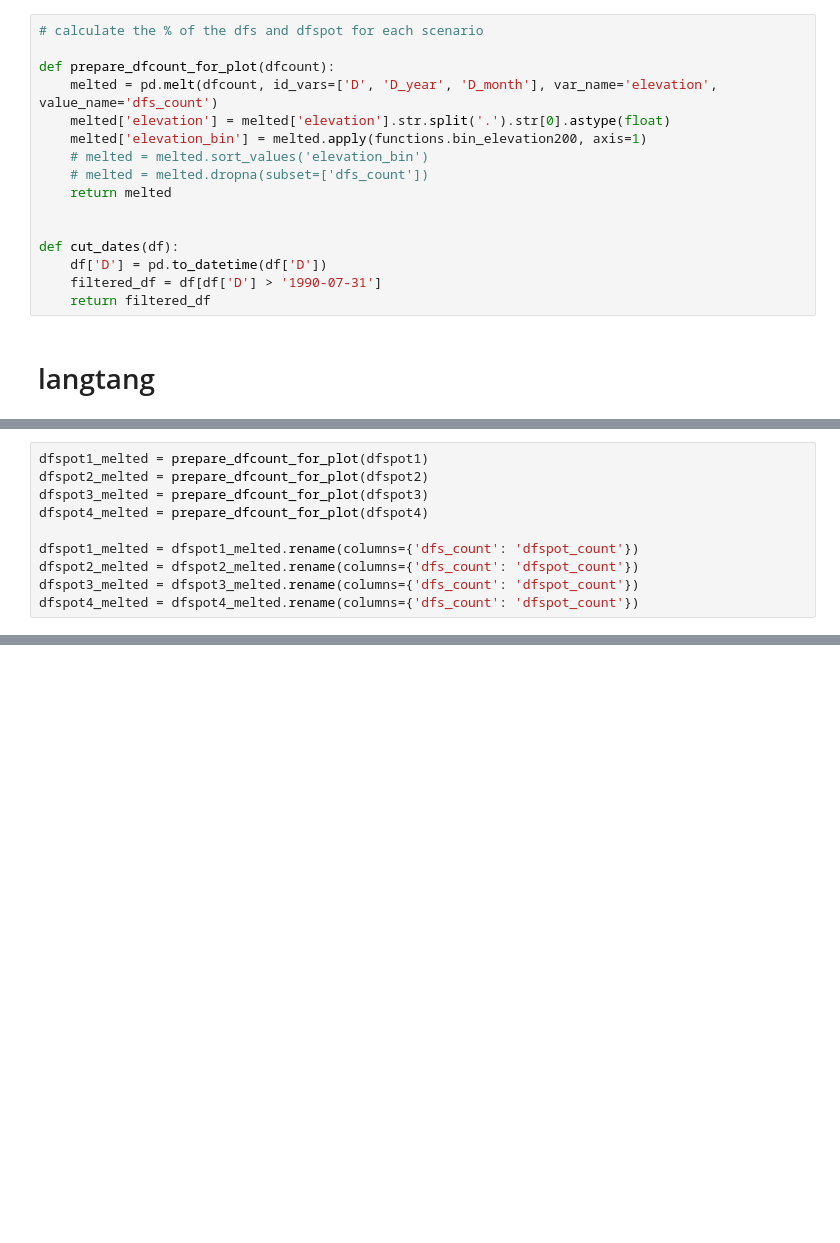
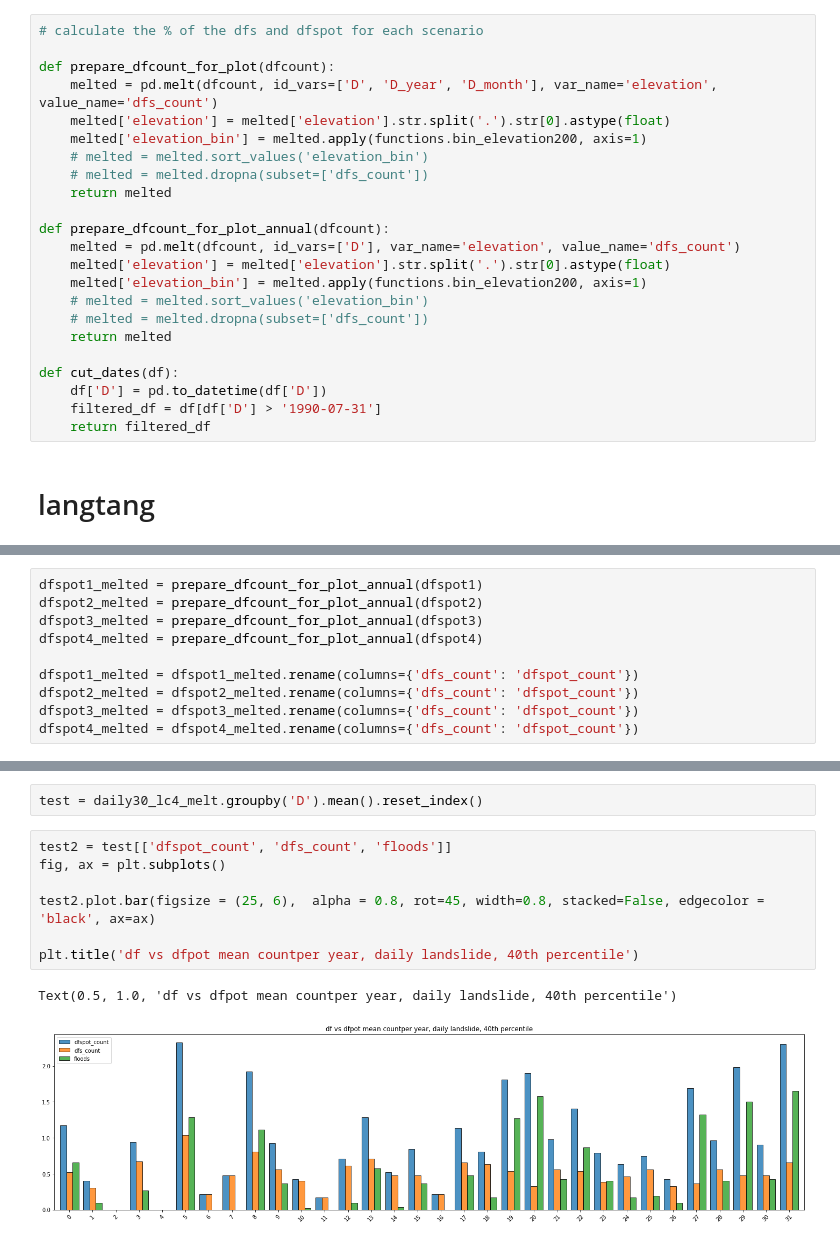
Before and after one commit to varyabazilova/sedcas_sediments_hma, a Jupyter notebook: 202406_modelruns/floods_test.ipynb, the cells around one changed output, grey strips where cells are left out. Cells and saved outputs as stored; diff of their text form; blank space fills up the shorter version.

```diff
--- a/202406_modelruns/floods_test.ipynb
+++ b/202406_modelruns/floods_test.ipynb
@@ -16,6 +16,13 @@ def prepare_dfcount_for_plot(dfcount):
     # melted = melted.dropna(subset=['dfs_count'])
     return melted
 
+def prepare_dfcount_for_plot_annual(dfcount):
+    melted = pd.melt(dfcount, id_vars=['D'], var_name='elevation', value_name='dfs_count')
+    melted['elevation'] = melted['elevation'].str.split('.').str[0].astype(float)
+    melted['elevation_bin'] = melted.apply(functions.bin_elevation200, axis=1)
+    # melted = melted.sort_values('elevation_bin')
+    # melted = melted.dropna(subset=['dfs_count'])
+    return melted
 
 def cut_dates(df):
     df['D'] = pd.to_datetime(df['D'])
@@ -45,8 +57,8 @@ dfspot4 = dfspot4[:372]
 # %%
-dfspot1_melted = prepare_dfcount_for_plot(dfspot1)
-dfspot2_melted = prepare_dfcount_for_plot(dfspot2)
-dfspot3_melted = prepare_dfcount_for_plot(dfspot3)
-dfspot4_melted = prepare_dfcount_for_plot(dfspot4)
+dfspot1_melted = prepare_dfcount_for_plot_annual(dfspot1)
+dfspot2_melted = prepare_dfcount_for_plot_annual(dfspot2)
+dfspot3_melted = prepare_dfcount_for_plot_annual(dfspot3)
+dfspot4_melted = prepare_dfcount_for_plot_annual(dfspot4)
 
 dfspot1_melted = dfspot1_melted.rename(columns={'dfs_count': 'dfspot_count'})
 dfspot2_melted = dfspot2_melted.rename(columns={'dfs_count': 'dfspot_count'})
@@ -109,0 +203,12 @@ daily40_lc4_melt['dfspot_count'] = dfspot4_melted.dfspot_count.values
+# %%
+test = daily30_lc4_melt.groupby('D').mean().reset_index()
+# %%
+test2 = test[['dfspot_count', 'dfs_count', 'floods']]
+fig, ax = plt.subplots()
+
+test2.plot.bar(figsize = (25, 6),  alpha = 0.8, rot=45, width=0.8, stacked=False, edgecolor = 'black', ax=ax)
+
+plt.title('df vs dfpot mean countper year, daily landslide, 40th percentile')
+# %% [output]
+Text(0.5, 1.0, 'df vs dfpot mean countper year, daily landslide, 40th percentile')
+[figure, added]
```
Also changed, not shown: parts of 10 cells of this notebook, 1 other file.
